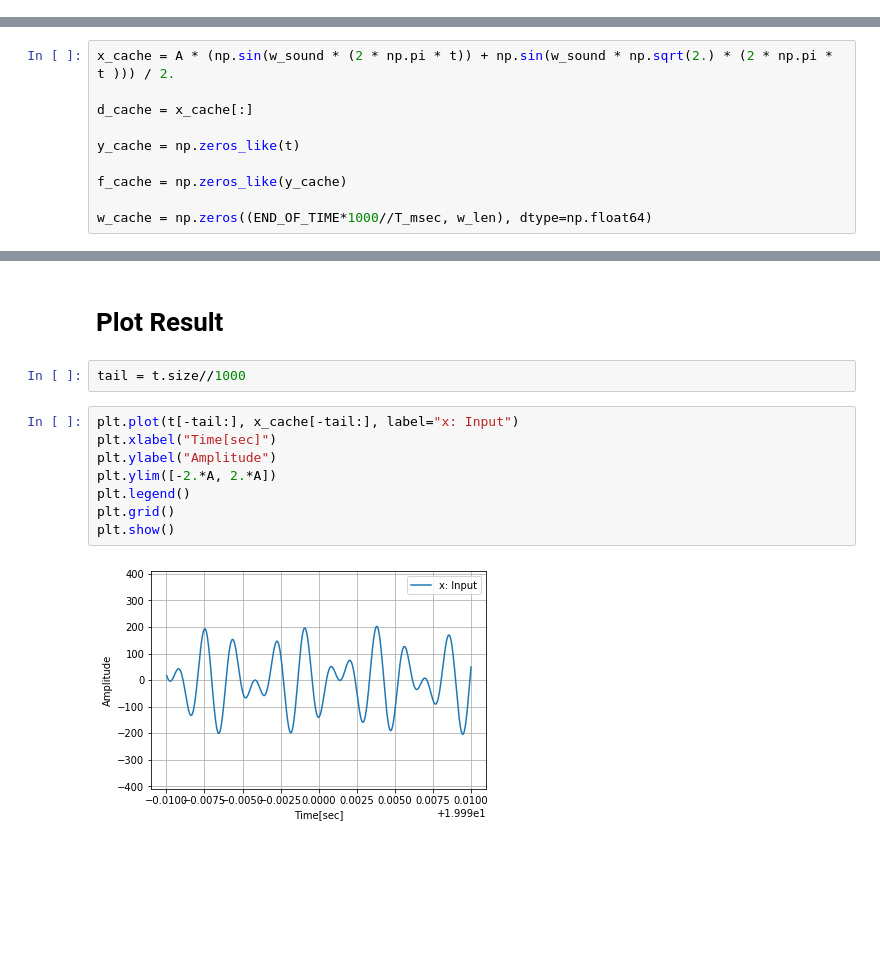
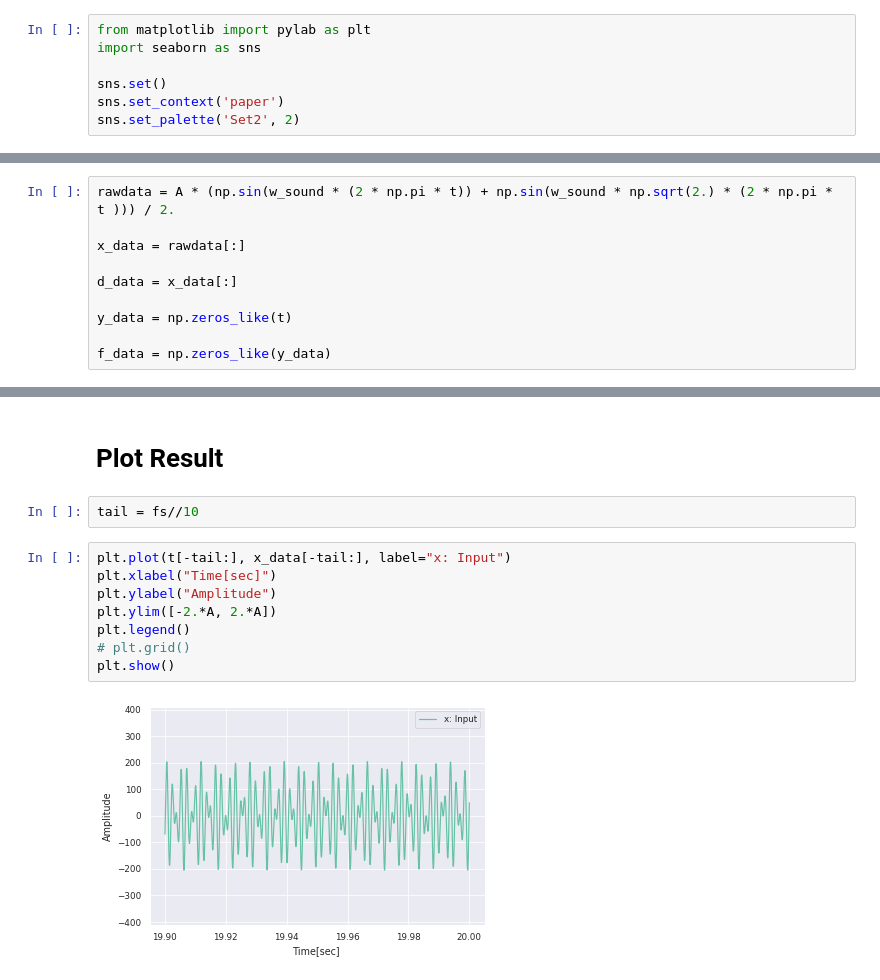
Before and after one commit to borley1211/audapter, a Jupyter notebook: notebooks/test_in_time-multiwave.ipynb, the cells around one changed output, grey strips where cells are left out. Drawn from its saved outputs; the diff is of its cells as text; blank space fills up the shorter version.

```diff
--- a/notebooks/test_in_time-multiwave.ipynb
+++ b/notebooks/test_in_time-multiwave.ipynb
@@ -11,4 +9,11 @@ from mpl_toolkits.mplot3d import Axes3D
 from nptyping import Array
+# %%
+from matplotlib import pylab as plt
+import seaborn as sns
+
+sns.set()
+sns.set_context('paper')
+sns.set_palette('Set2', 2)
 # %% [markdown]
 ## import Virtual Error Source
 # %%
@@ -53,15 +58,15 @@ t = np.linspace(0, END_OF_TIME, fs*END_OF_TIME, dtype=np.float64)
 # %% [markdown]
 ## Make Arrays for Caching
 # %%
-x_cache = A * (np.sin(w_sound * (2 * np.pi * t)) + np.sin(w_sound * np.sqrt(2.) * (2 * np.pi * t ))) / 2.
+rawdata = A * (np.sin(w_sound * (2 * np.pi * t)) + np.sin(w_sound * np.sqrt(2.) * (2 * np.pi * t ))) / 2.
 
-d_cache = x_cache[:]
+x_data = rawdata[:]
 
-y_cache = np.zeros_like(t)
+d_data = x_data[:]
 
-f_cache = np.zeros_like(y_cache)
+y_data = np.zeros_like(t)
 
-w_cache = np.zeros((END_OF_TIME*1000//T_msec, w_len), dtype=np.float64)
+f_data = np.zeros_like(y_data)
 # %% [markdown]
 # Main Section
 # %% [markdown]
@@ -265,15 +117,15 @@ from pyroomacoustics import windows
 # %% [markdown]
 # Plot Result
-# %%
-tail = t.size//1000
+# %%
+tail = fs//10
 # %%
-plt.plot(t[-tail:], x_cache[-tail:], label="x: Input")
+plt.plot(t[-tail:], x_data[-tail:], label="x: Input")
 plt.xlabel("Time[sec]")
 plt.ylabel("Amplitude")
 plt.ylim([-2.*A, 2.*A])
 plt.legend()
-plt.grid()
+# plt.grid()
 plt.show()
 # %% [output]
-[figure, old version]
+[figure, new version]
 # %%
```
Also changed, not shown: parts of 20 cells of this notebook, 4 other files.
